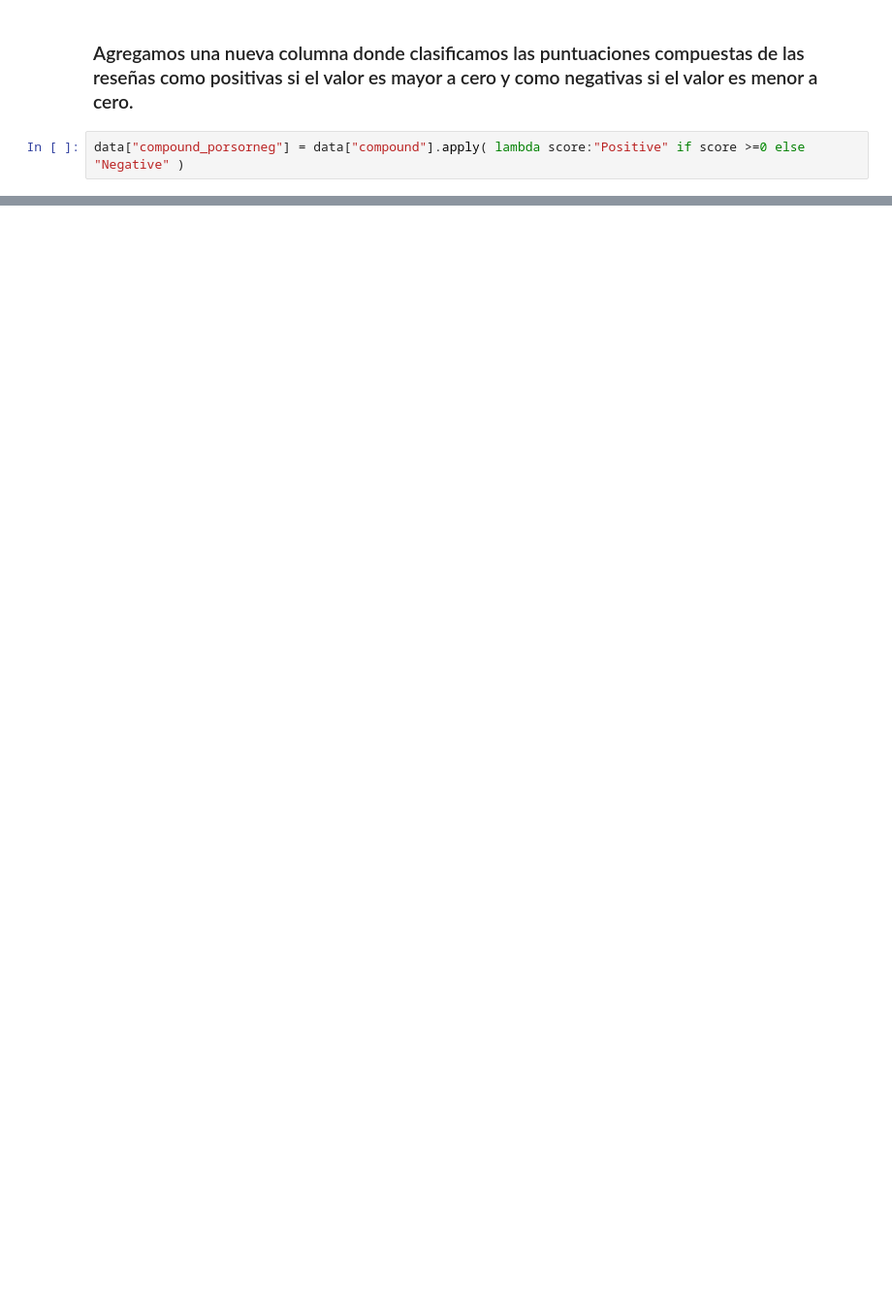
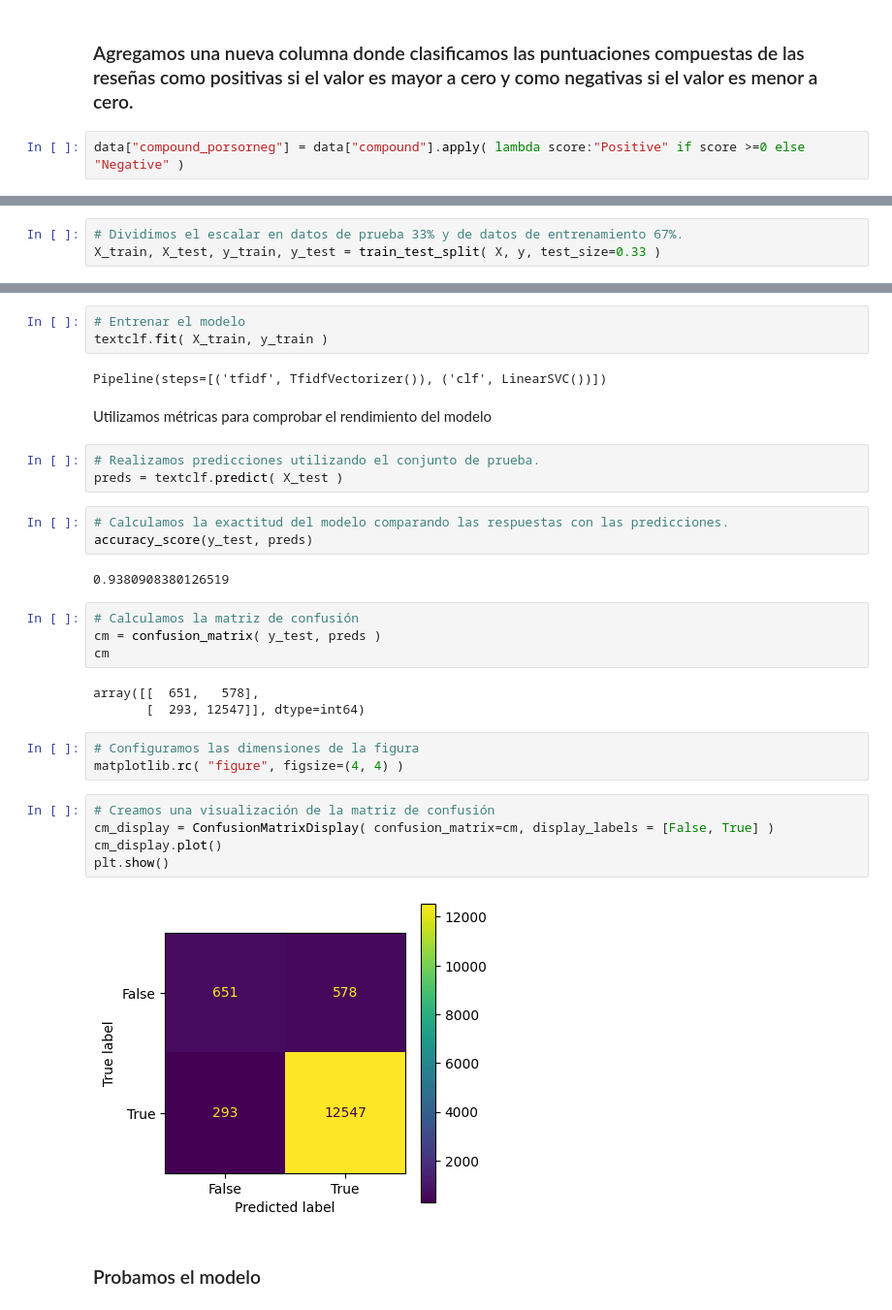
Before and after one commit to ricklarave/Reviews_de_Disneyland--Clasificacion_y_analisis_de_sentimientos, a Jupyter notebook: NaturalLanguageProcessing.ipynb, the cells around one changed output, grey strips where cells are left out. Shown: that part at 97% size. Saved outputs shown, nothing was run; the diff lists cells and outputs as text; blank space fills up the shorter version.

Commit message:
Entrenamiento del modelo, Métricas & test

```diff
--- a/NaturalLanguageProcessing.ipynb
+++ b/NaturalLanguageProcessing.ipynb
@@ -337,0 +362,3 @@ data
+# %%
+# Dividimos el escalar en datos de prueba 33% y de datos de entrenamiento 67%.
+X_train, X_test, y_train, y_test = train_test_split( X, y, test_size=0.33 )
@@ -337,0 +400,34 @@ data
+# %%
+# Entrenar el modelo
+textclf.fit( X_train, y_train )
+# %% [output]
+Pipeline(steps=[('tfidf', TfidfVectorizer()), ('clf', LinearSVC())])
+# %% [markdown]
+Utilizamos métricas para comprobar el rendimiento del modelo
+# %%
+# Realizamos predicciones utilizando el conjunto de prueba.
+preds = textclf.predict( X_test )
+# %%
+# Calculamos la exactitud del modelo comparando las respuestas con las predicciones.
+accuracy_score(y_test, preds)
+# %% [output]
+0.9380908380126519
+# %%
+# Calculamos la matriz de confusión
+cm = confusion_matrix( y_test, preds )
+cm
+# %% [output]
+array([[  651,   578],
+       [  293, 12547]], dtype=int64)
+# %%
+# Configuramos las dimensiones de la figura
+matplotlib.rc( "figure", figsize=(4, 4) )
+# %%
+# Creamos una visualización de la matriz de confusión
+cm_display = ConfusionMatrixDisplay( confusion_matrix=cm, display_labels = [False, True] )
+cm_display.plot()
+plt.show()
+# %% [output]
+[figure, added]
+# %% [markdown]
+### Probamos el modelo
```
Also changed, not shown: parts of 17 cells of this notebook.
